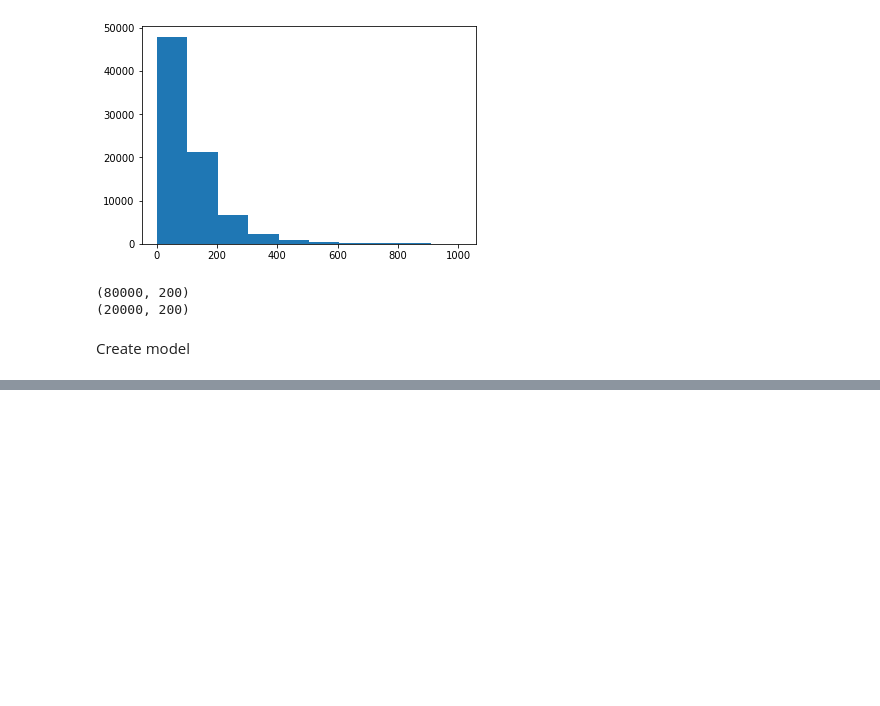
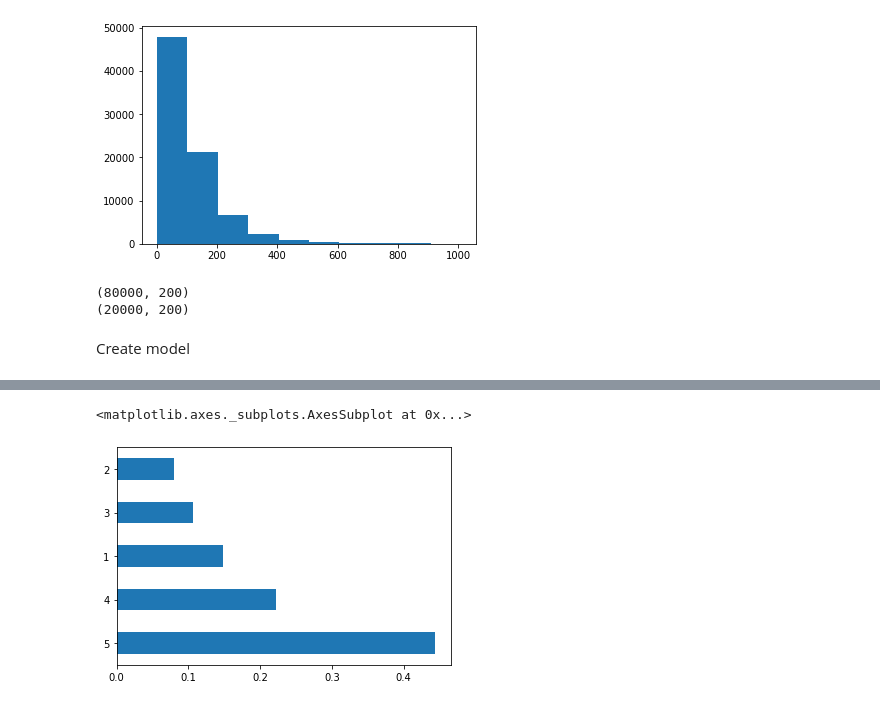
Before and after one commit to CodyBurker/W266_Group_Project, a Jupyter notebook: CodyCNNAnalysis2.ipynb, the cells around one changed output, grey strips where cells are left out. Saved outputs shown, nothing was run; the diff lists cells and outputs as text; code cells hidden in the pictures; blank space fills up the shorter version.

```diff
--- a/CodyCNNAnalysis2.ipynb
+++ b/CodyCNNAnalysis2.ipynb
@@ -110,0 +125,8 @@ plt.show()
+# %%
+y_test_pd = pd.DataFrame({'stars':y_test})
+y_test_pd.stars = y_test_pd.stars + 1
+# freq = y_test_pd.groupby(['stars']).size()
+(y_test_pd.stars.value_counts() / len(y_test_pd)).plot.barh()
+# %% [output]
+<matplotlib.axes._subplots.AxesSubplot at 0x...>
+[figure, added]
```
Also changed, not shown: parts of 4 cells of this notebook.
